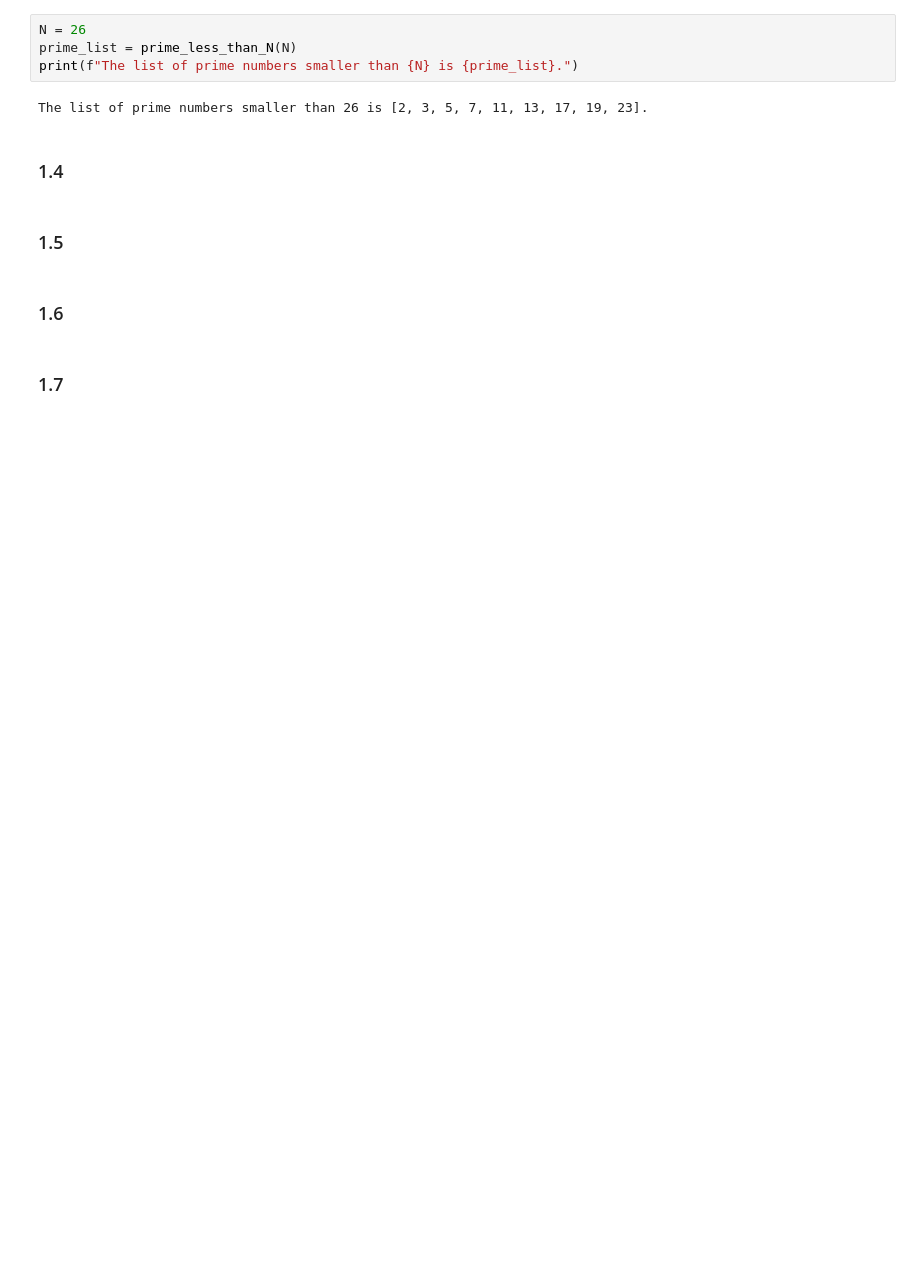
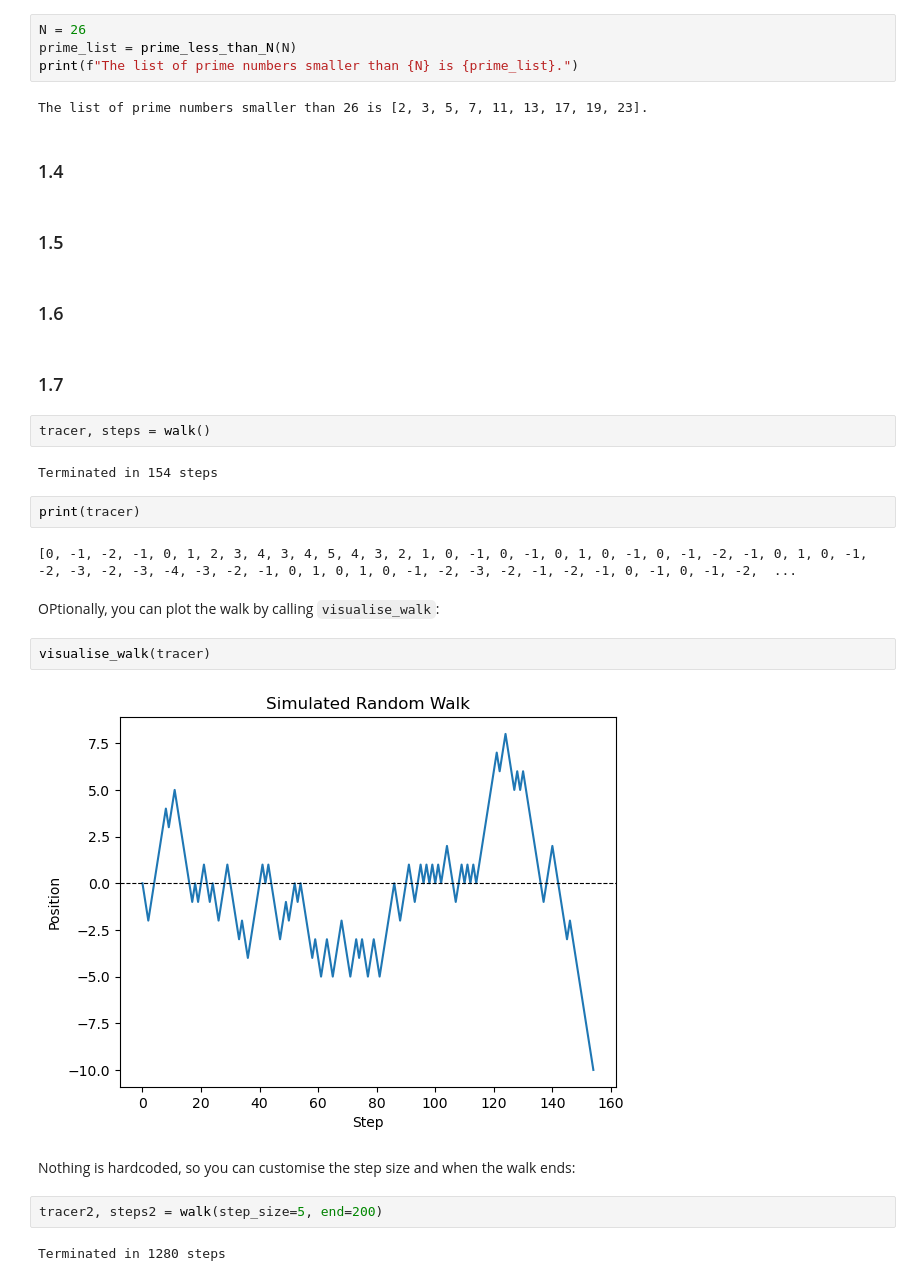
Before and after one commit to leoydl29/D400-Problem-Set-2, a Jupyter notebook: notebook.ipynb, the cells around one changed output. Cells and saved outputs as stored; diff of their text form; blank space fills up the shorter version.

Commit message:
added random walk

```diff
--- a/notebook.ipynb
+++ b/notebook.ipynb
@@ -36,3 +37,23 @@ The list of prime numbers smaller than 26 is [2, 3, 5, 7, 11, 13, 17, 19, 23].
 ### 1.6
 # %% [markdown]
 ### 1.7
+# %%
+tracer, steps = walk()
+# %% [output]
+Terminated in 154 steps
+# %%
+print(tracer)
+# %% [output]
+[0, -1, -2, -1, 0, 1, 2, 3, 4, 3, 4, 5, 4, 3, 2, 1, 0, -1, 0, -1, 0, 1, 0, -1, 0, -1, -2, -1, 0, 1, 0, -1, -2, -3, -2, -3, -4, -3, -2, -1, 0, 1, 0, 1, 0, -1, -2, -3, -2, -1, -2, -1, 0, -1, 0, -1, -2,  ...
+# %% [markdown]
+OPtionally, you can plot the walk by calling `visualise_walk`:
+# %%
+visualise_walk(tracer)
+# %% [output]
+[figure, added]
+# %% [markdown]
+Nothing is hardcoded, so you can customise the step size and when the walk ends:
+# %%
+tracer2, steps2 = walk(step_size=5, end=200)
+# %% [output]
+Terminated in 1280 steps
```
Also changed, not shown: parts of 2 cells of this notebook, 1 other file.
